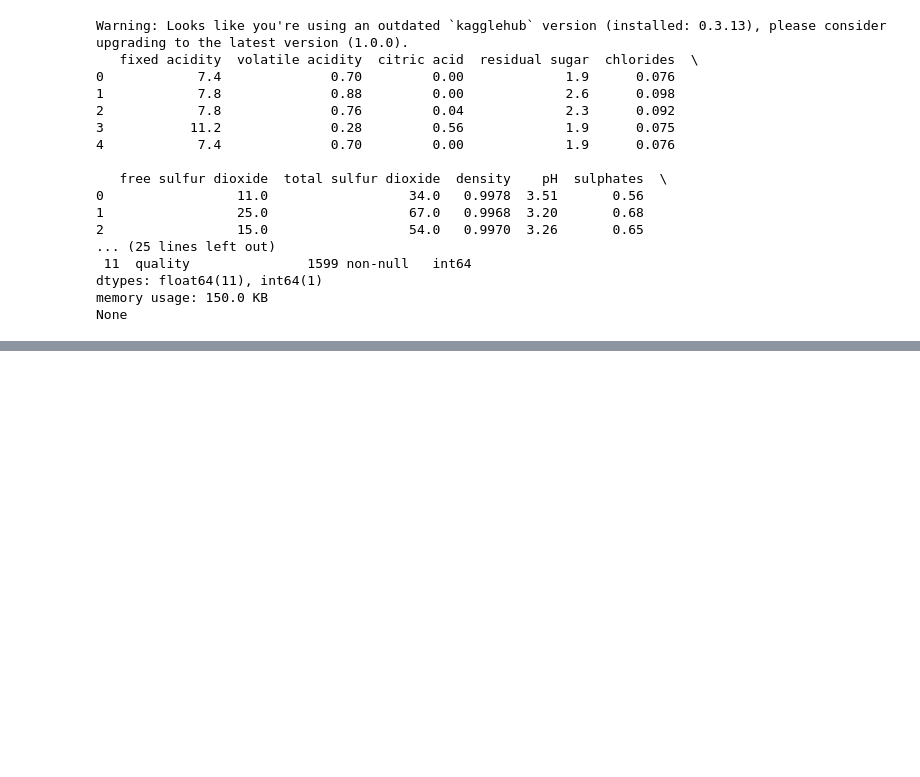
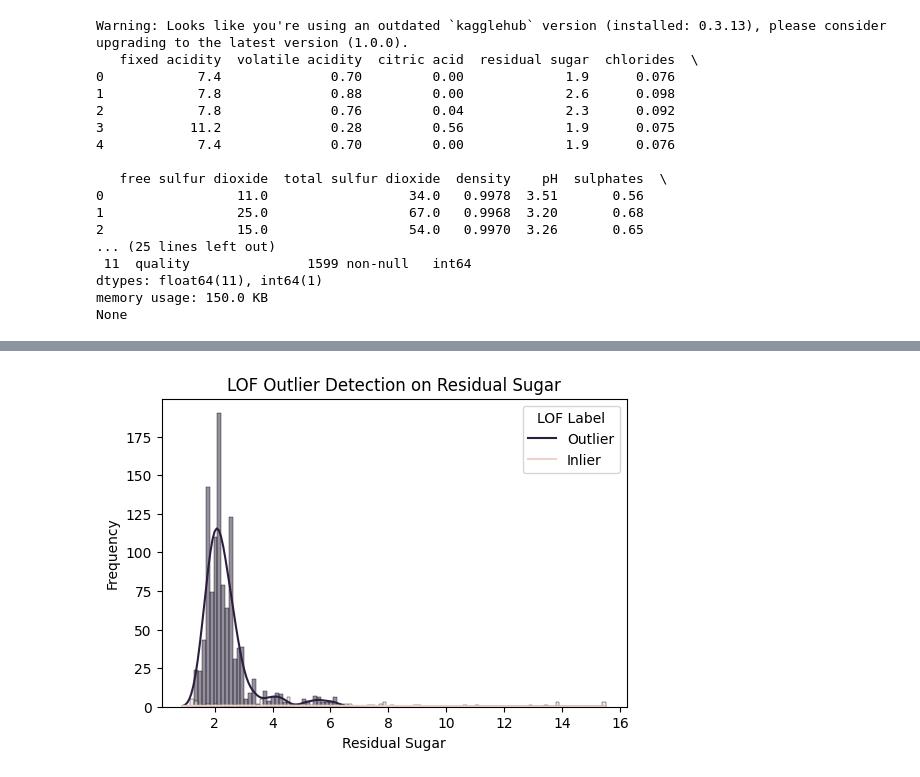
Before and after one commit to JCoji/DataScienceA2, a Jupyter notebook: A3 - Jonthan Cojita, Lucas Gavura.ipynb, the cells around one changed output, grey strips where cells are left out. Drawn from its saved outputs; the diff is of its cells as text; code cells hidden in the pictures; blank space fills up the shorter version.

Commit message:
EDA, LOF and Imputation for residual sugars col

```diff
--- a/A3 - Jonthan Cojita, Lucas Gavura.ipynb
+++ b/A3 - Jonthan Cojita, Lucas Gavura.ipynb
@@ -44,3 +45,13 @@ Warning: Looks like you're using an outdated `kagglehub` version (installed: 0.3
 dtypes: float64(11), int64(1)
 memory usage: 150.0 KB
 None
+# %%
+#Train/test/eval splits
+train_reduced, test_df = train_test_split(df, test_size=0.15, random_state=42)
+train_df, val_df = train_test_split(train_reduced, test_size=0.15, random_state=42)
+
+print(f"Total samples:         {len(df)}")
+print(f"Holdout test set:      {len(test_df)} ({len(test_df)/len(df):.0%})")
+print(f"train_reduced:         {len(train_reduced)} ({len(train_reduced)/len(df):.0%})")
+print(f"  Train:               {len(train_df)} ({len(train_df)/len(df):.0%})")
+print(f"  Validation:          {len(val_df)} ({len(val_df)/len(df):.0%})")
@@ -46,0 +86,20 @@ None
+# %%
+#Perform LOF to detect outliers in residual sugar
+
+#First calculate mean for imputation
+mean_residual_sugar = train_df['residual sugar'].mean()
+
+#Perform LOF on residual sugar
+lof = LocalOutlierFactor(n_neighbors=20, contamination=0.05)
+train_df['lof_residual_sugar'] = lof.fit_predict(train_df[['residual sugar']].fillna(mean_residual_sugar))
+
+#Visualize LOF results
+plt.figure(figsize=(6, 4))
+sns.histplot(data=train_df, x='residual sugar', kde=True, hue='lof_residual_sugar')
+plt.title("LOF Outlier Detection on Residual Sugar")
+plt.xlabel("Residual Sugar")
+plt.ylabel("Frequency")
+plt.legend(title='LOF Label', labels=['Outlier', 'Inlier'])
+plt.show()
+# %% [output]
+[figure, added]
```
Also changed, not shown: parts of 4 cells of this notebook.
